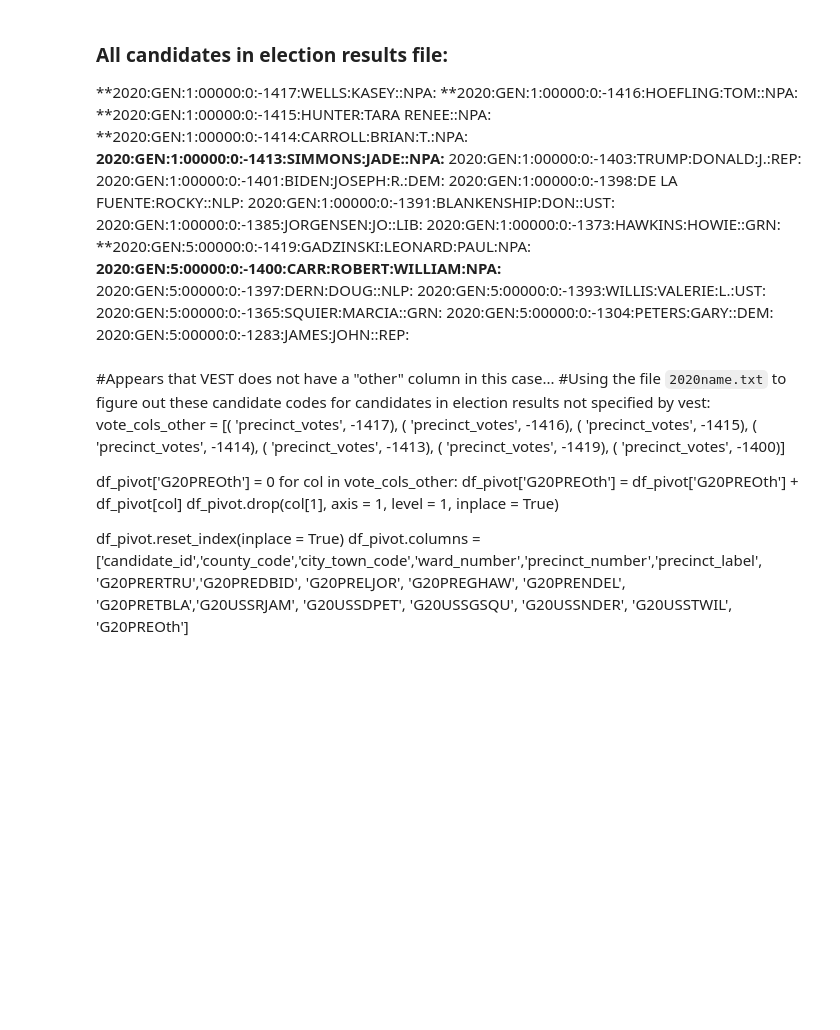
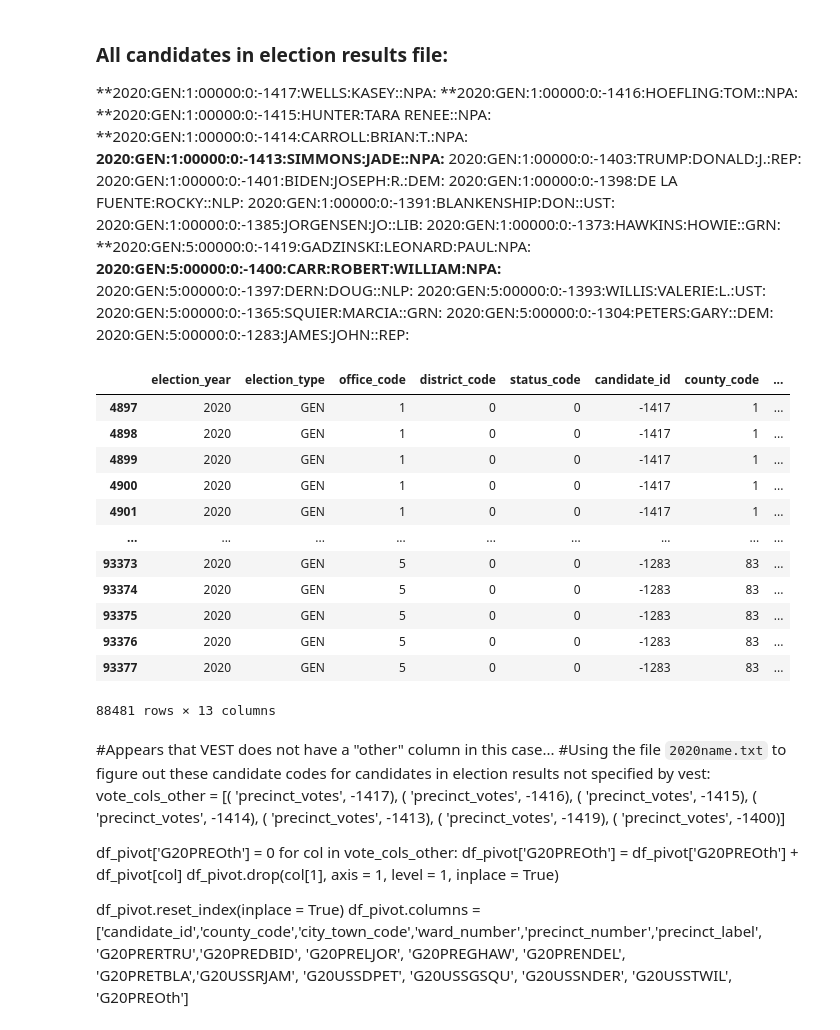
Before and after one commit to nonpartisan-redistricting-datahub/pdv-mi, a Jupyter notebook: vest-mi-2020/vest_mi_2020.ipynb, the cells around one changed output. Drawn from its saved outputs; the diff is of its cells as text; code cells hidden in the pictures; blank space fills up the shorter version.

```diff
--- a/vest-mi-2020/vest_mi_2020.ipynb
+++ b/vest-mi-2020/vest_mi_2020.ipynb
@@ -67,13 +81,19 @@ df = df[(df['office_code'] == 1)|(df['office_code'] == 5)]
 
 #Have to replace NaNs in `precinct_label` with empty strings so that we can use it as an index in the pivot
 df['precinct_label'] = df['precinct_label'].replace(np.nan, '', regex = True)
-
-other_cols = [-1417, -1416, -1415, -1414, -1413, -1419, -1400]
-df = df[df['candidate_id'].map(lambda x: x not in other_cols)]
-
-## PIVOT RESULTS
-df_pivot = df.pivot_table(index = ['county_code','city_town_code','ward_number','precinct_number','precinct_label'],
-                         columns = ['candidate_id'],
-                        values = ['precinct_votes'],
-                         aggfunc = 'sum')
-df_pivot.reset_index(inplace = True)
+# %%
+df
+# %% [output]
+|  | election_year | election_type | office_code | district_code | status_code | candidate_id | county_code | ... |
+| 4897 | 2020 | GEN | 1 | 0 | 0 | -1417 | 1 | ... |
+| 4898 | 2020 | GEN | 1 | 0 | 0 | -1417 | 1 | ... |
+| 4899 | 2020 | GEN | 1 | 0 | 0 | -1417 | 1 | ... |
+| 4900 | 2020 | GEN | 1 | 0 | 0 | -1417 | 1 | ... |
+| 4901 | 2020 | GEN | 1 | 0 | 0 | -1417 | 1 | ... |
+| ... | ... | ... | ... | ... | ... | ... | ... | ... |
+| 93373 | 2020 | GEN | 5 | 0 | 0 | -1283 | 83 | ... |
+| 93374 | 2020 | GEN | 5 | 0 | 0 | -1283 | 83 | ... |
+| 93375 | 2020 | GEN | 5 | 0 | 0 | -1283 | 83 | ... |
+| 93376 | 2020 | GEN | 5 | 0 | 0 | -1283 | 83 | ... |
+| 93377 | 2020 | GEN | 5 | 0 | 0 | -1283 | 83 | ... |
+88481 rows × 13 columns
```
Also changed, not shown: parts of 28 cells of this notebook.
